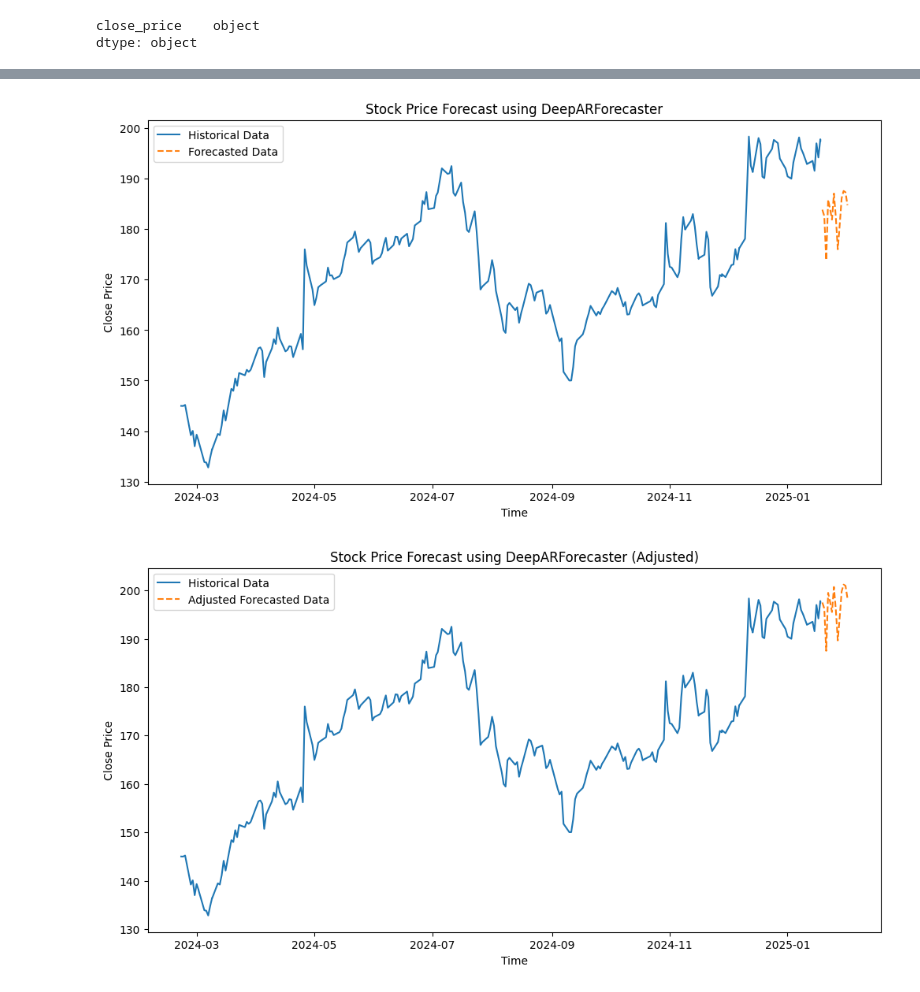
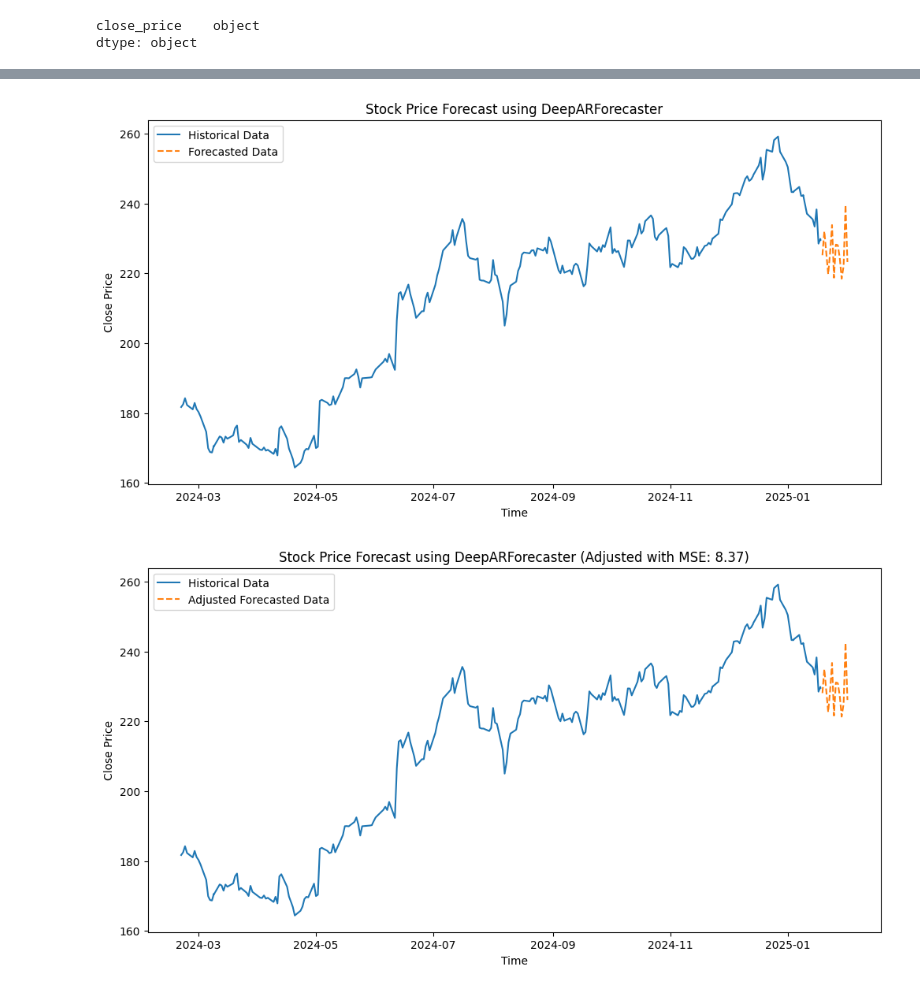
Before and after one commit to Har2yQn78/StockTradingBot, a Jupyter notebook: nbs/Forecast - 1 DeepAR.ipynb, the cells around one changed output, grey strips where cells are left out. Saved outputs shown, nothing was run; the diff lists cells and outputs as text; code cells hidden in the pictures.

Commit message:
Update the Forecast API

```diff
--- a/nbs/Forecast - 1 DeepAR.ipynb
+++ b/nbs/Forecast - 1 DeepAR.ipynb
@@ -7,8 +7,8 @@ from market.models import Company
 import json
 from decouple import config
 # %%
-ticker = "GOOG"
-name = "Google"
+ticker = "AAPL"
+name = "Apple"
 company, _ = Company.objects.get_or_create(name=name, ticker=ticker)
 company.id
 # %% [output]
@@ -118,7 +118,7 @@ config = DeepARConfig(
     num_layers=2,
     learning_rate=0.0001,
     batch_size=16,
-    num_epochs=12
+    num_epochs=11
 )
 model = DeepARForecaster(config=config)
 train_result = model.train(time_series)
@@ -159,22 +159,30 @@ plt.title("Stock Price Forecast using DeepARForecaster")
 plt.legend()
 plt.show()
 # %% [output]
-[figure, old version]
+[figure, new version]
 # %%
-last_actual_value = float(historical_data["close_price"].iloc[-1])
-last_predicted_value = forecast_df["close_price"].iloc[0]
-error = last_actual_value - last_predicted_value
-forecast_df["adjusted_close_price"] = forecast_df["close_price"] + error
-plt.figure(figsize=(12, 6))
-plt.plot(historical_data.index, historical_data["close_price"], label="Historical Data")
-plt.plot(forecast_df.index, forecast_df["adjusted_close_price"], label="Adjusted Forecasted Data", linestyle="--")
-plt.xlabel("Time")
-plt.ylabel("Close Price")
-plt.title("Stock Price Forecast using DeepARForecaster (Adjusted)")
-plt.legend()
-plt.show()
+from sklearn.metrics import mean_squared_error
+import numpy as np
+last_actual_values = historical_data["close_price"].iloc[-7:]
+last_forecasted_values = forecast_df["close_price"].iloc[:7]
+if len(last_actual_values) == len(last_forecasted_values):
+    from sklearn.metrics import mean_absolute_error
+    mse = mean_absolute_error(last_actual_values, last_forecasted_values)
+
+    forecast_df["adjusted_close_price"] = forecast_df["close_price"] + np.sqrt(mse)
+
+    plt.figure(figsize=(12, 6))
+    plt.plot(historical_data.index, historical_data["close_price"], label="Historical Data")
+    plt.plot(forecast_df.index, forecast_df["adjusted_close_price"], label="Adjusted Forecasted Data", linestyle="--")
+    plt.xlabel("Time")
+    plt.ylabel("Close Price")
+    plt.title(f"Stock Price Forecast using DeepARForecaster (Adjusted with MSE: {mse:.2f})")
+    plt.legend()
+    plt.show()
+else:
+    print("The length of the last actual values and forecasted values do not match.")
 # %% [output]
-[figure, old version]
+[figure, new version]
 # %%
 print(forecast_df)
 # %% [output]
```
Also changed, not shown: parts of 7 cells of this notebook, 5 other files.
